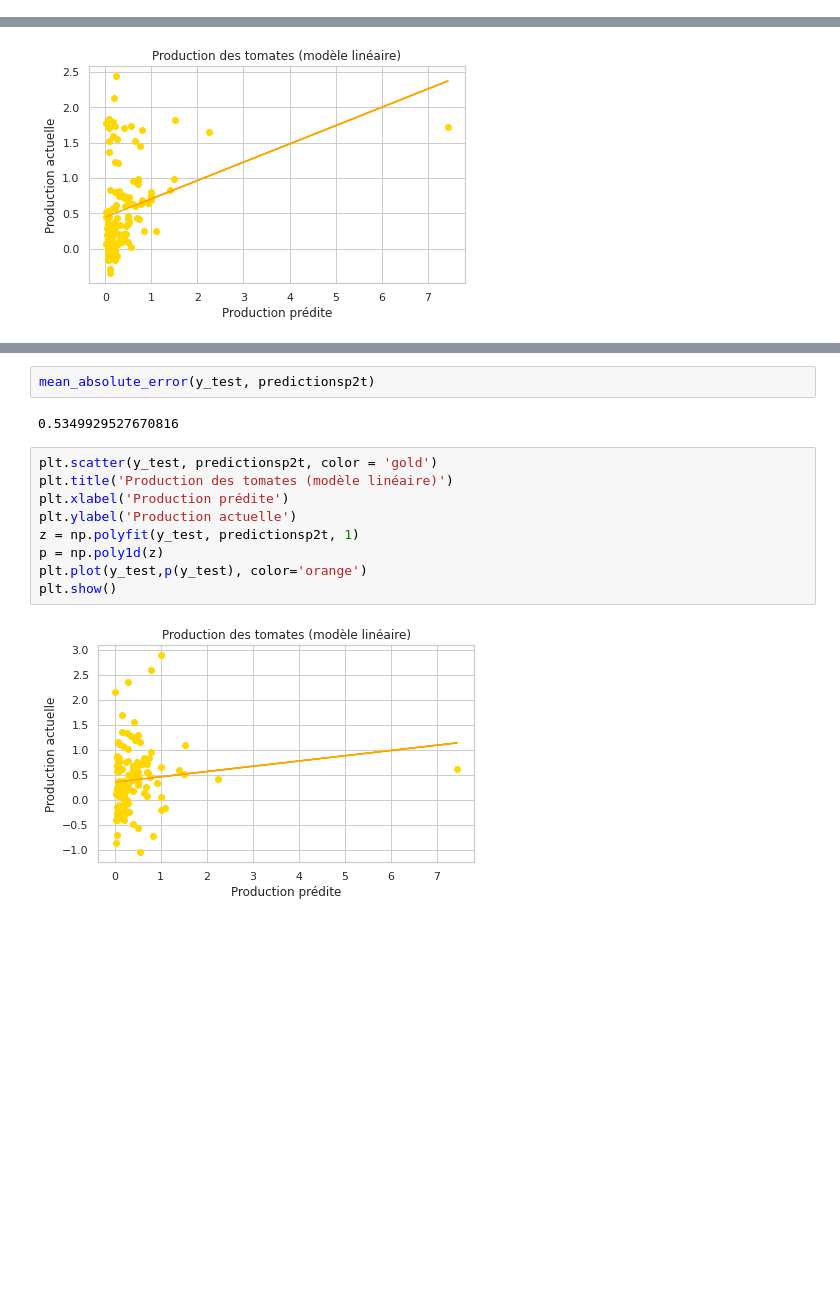
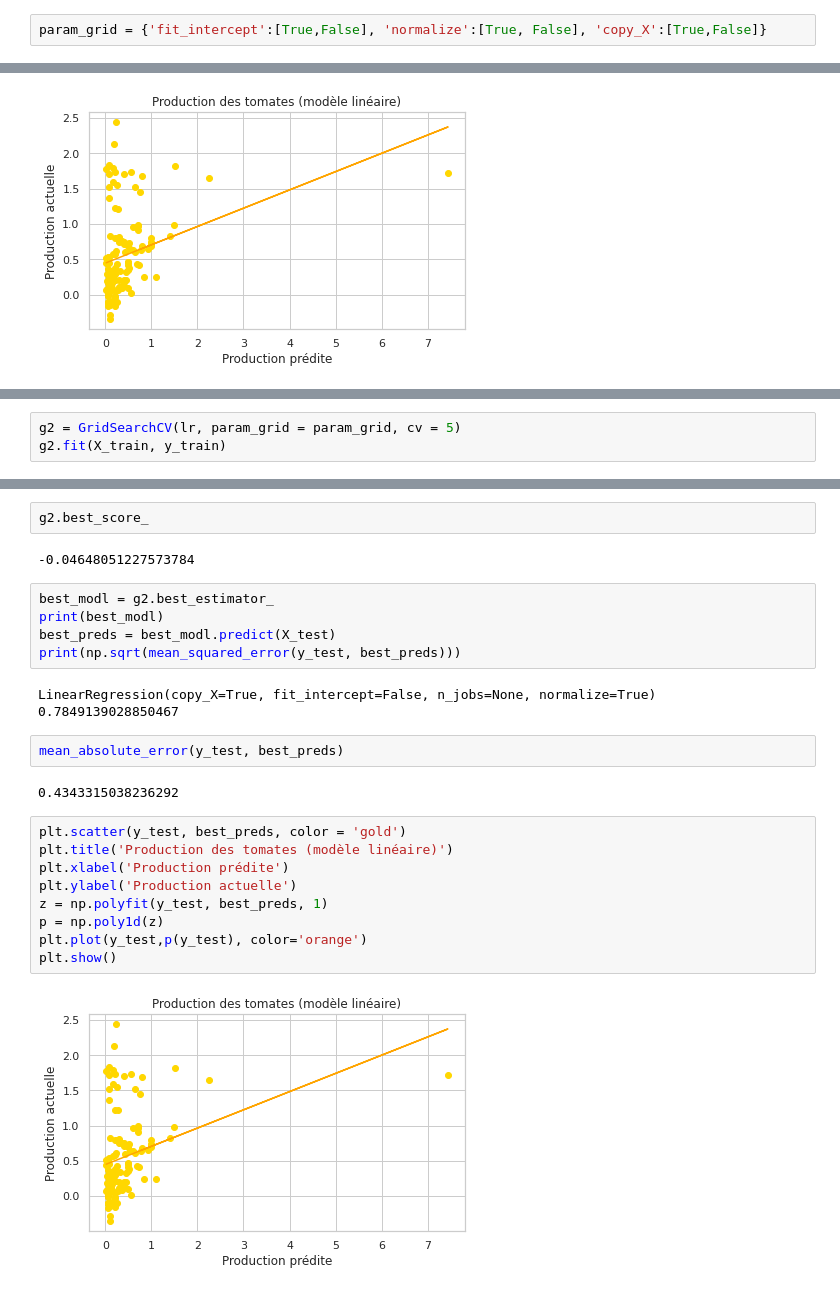
Before and after one commit to Lydu7979/Projet-chef-d-oeuvre-bon-, a Jupyter notebook: Modèles/Régression linéaire/Projet_chef_d'oeuvre(Régression_linéaire).ipynb, the cells around one changed output, grey strips where cells are left out. Cells and saved outputs as stored; diff of their text form; blank space fills up the shorter version.

```diff
--- a/Modèles/Régression linéaire/Projet_chef_d'oeuvre(Régression_linéaire).ipynb
+++ b/Modèles/Régression linéaire/Projet_chef_d'oeuvre(Régression_linéaire).ipynb
@@ -383,0 +361,2 @@ mean_absolute_error(y_train, predictionsp1T)
+# %%
+param_grid = {'fit_intercept':[True,False], 'normalize':[True, False], 'copy_X':[True,False]}
@@ -466,0 +456,3 @@ mean_absolute_error(y_train, predictionsp2T)
+# %%
+g2 = GridSearchCV(lr, param_grid = param_grid, cv = 5)
+g2.fit(X_train, y_train)
@@ -467,15 +469,27 @@ mean_absolute_error(y_train, predictionsp2T)
+# %%
+g2.best_score_
+# %% [output]
+-0.04648051227573784
+# %%
+best_modl = g2.best_estimator_
+print(best_modl)
+best_preds = best_modl.predict(X_test)
+print(np.sqrt(mean_squared_error(y_test, best_preds)))
+# %% [output]
+LinearRegression(copy_X=True, fit_intercept=False, n_jobs=None, normalize=True)
+0.7849139028850467
 # %%
-mean_absolute_error(y_test, predictionsp2t)
+mean_absolute_error(y_test, best_preds)
 # %% [output]
-0.5349929527670816
+0.4343315038236292
 # %%
-plt.scatter(y_test, predictionsp2t, color = 'gold')
+plt.scatter(y_test, best_preds, color = 'gold')
 plt.title('Production des tomates (modèle linéaire)')
 plt.xlabel('Production prédite')
 plt.ylabel('Production actuelle')
-z = np.polyfit(y_test, predictionsp2t, 1)
+z = np.polyfit(y_test, best_preds, 1)
 p = np.poly1d(z)
 plt.plot(y_test,p(y_test), color='orange')
 plt.show()
 # %% [output]
-[figure, old version]
+[figure, new version]
```
Also changed, not shown: parts of 15 cells of this notebook.
